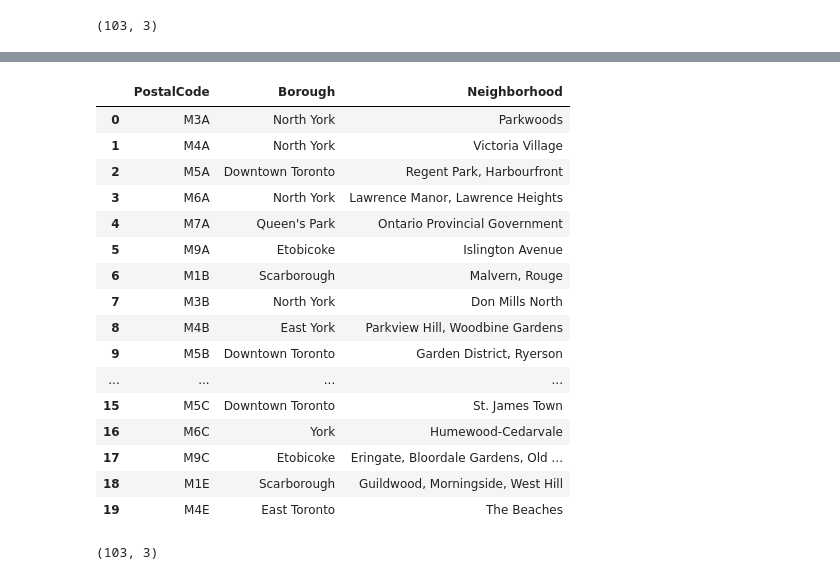
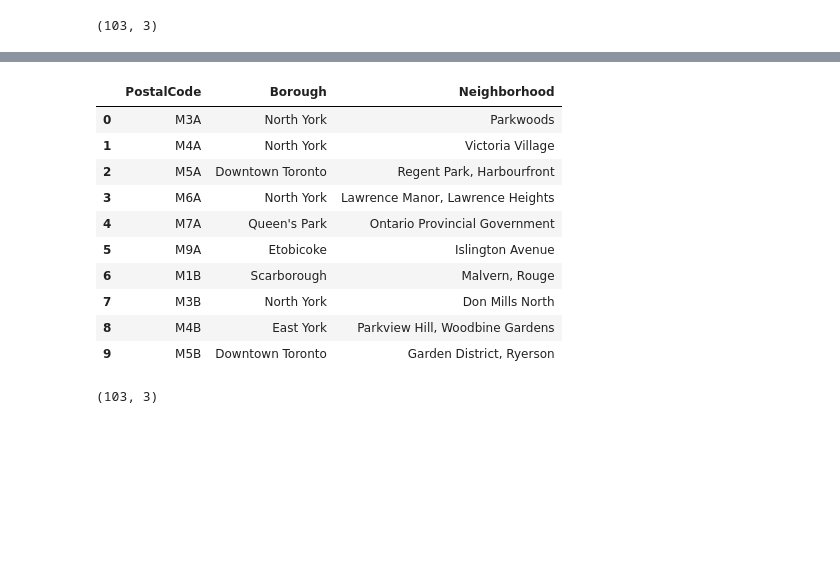
Before and after one commit to wanga-dev/Coursera_Capstone, a Jupyter notebook: Segmenting & Clustering Toronto Neighborhoods.ipynb, the cells around one changed output, grey strips where cells are left out. Cells and saved outputs as stored; diff of their text form; code cells hidden in the pictures; blank space fills up the shorter version.

```diff
--- a/Segmenting & Clustering Toronto Neighborhoods.ipynb
+++ b/Segmenting & Clustering Toronto Neighborhoods.ipynb
@@ -77,25 +71,19 @@ df.tail(20)
 | 101 | M8Y | Etobicoke | Old Mill South, King's Mill Park,... |
 | 102 | M8Z | Etobicoke | Mimico NW, The Queensway West, So... |
 # %%
-df.head(20)
+df.head(10)
 # %% [output]
 |  | PostalCode | Borough | Neighborhood |
 | 0 | M3A | North York | Parkwoods |
 | 1 | M4A | North York | Victoria Village |
 | 2 | M5A | Downtown Toronto | Regent Park, Harbourfront |
 | 3 | M6A | North York | Lawrence Manor, Lawrence Heights |
 | 4 | M7A | Queen's Park | Ontario Provincial Government |
 | 5 | M9A | Etobicoke | Islington Avenue |
 | 6 | M1B | Scarborough | Malvern, Rouge |
 | 7 | M3B | North York | Don Mills North |
 | 8 | M4B | East York | Parkview Hill, Woodbine Gardens |
 | 9 | M5B | Downtown Toronto | Garden District, Ryerson |
-| ... | ... | ... | ... |
-| 15 | M5C | Downtown Toronto | St. James Town |
-| 16 | M6C | York | Humewood-Cedarvale |
-| 17 | M9C | Etobicoke | Eringate, Bloordale Gardens, Old ... |
-| 18 | M1E | Scarborough | Guildwood, Morningside, West Hill |
-| 19 | M4E | East Toronto | The Beaches |
 # %%
 #size of dataframe
 df.shape
```
Also changed, not shown: parts of 29 cells of this notebook.
